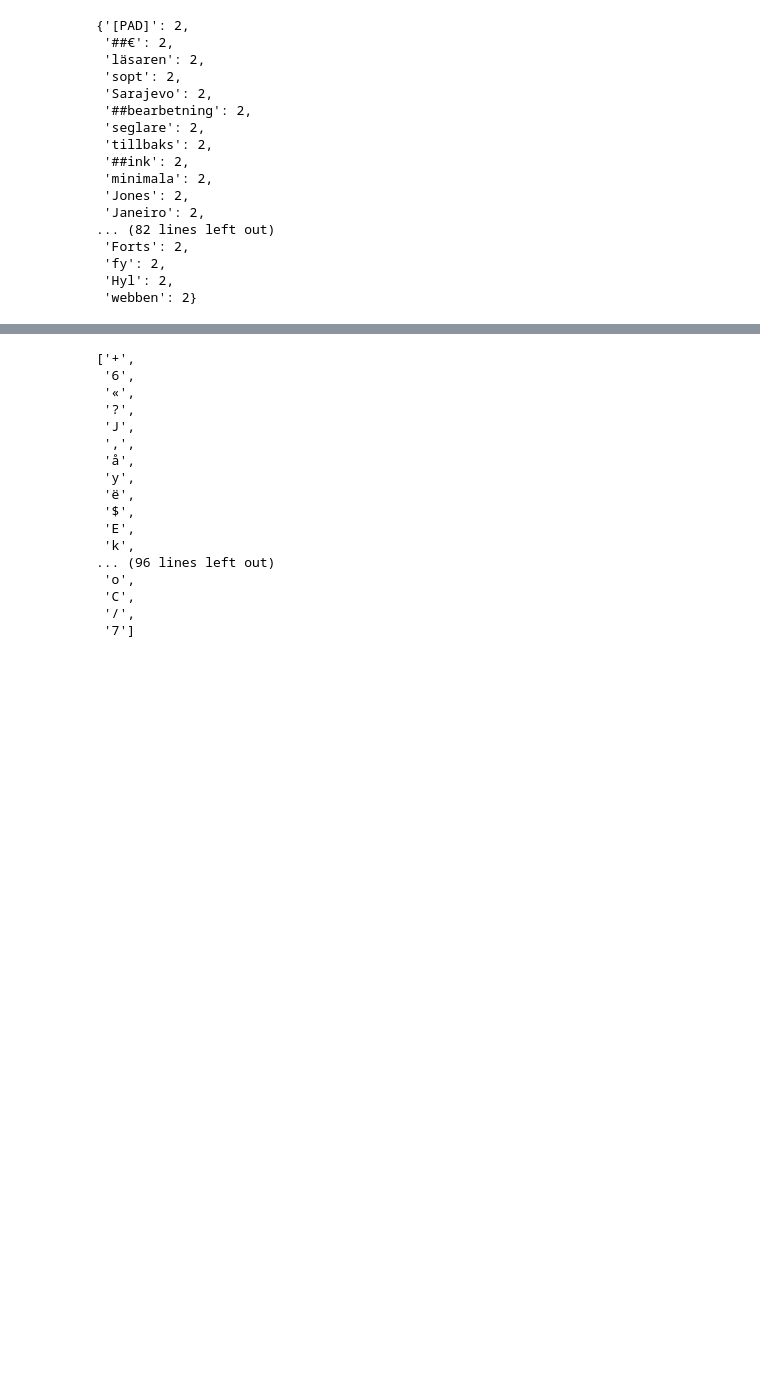
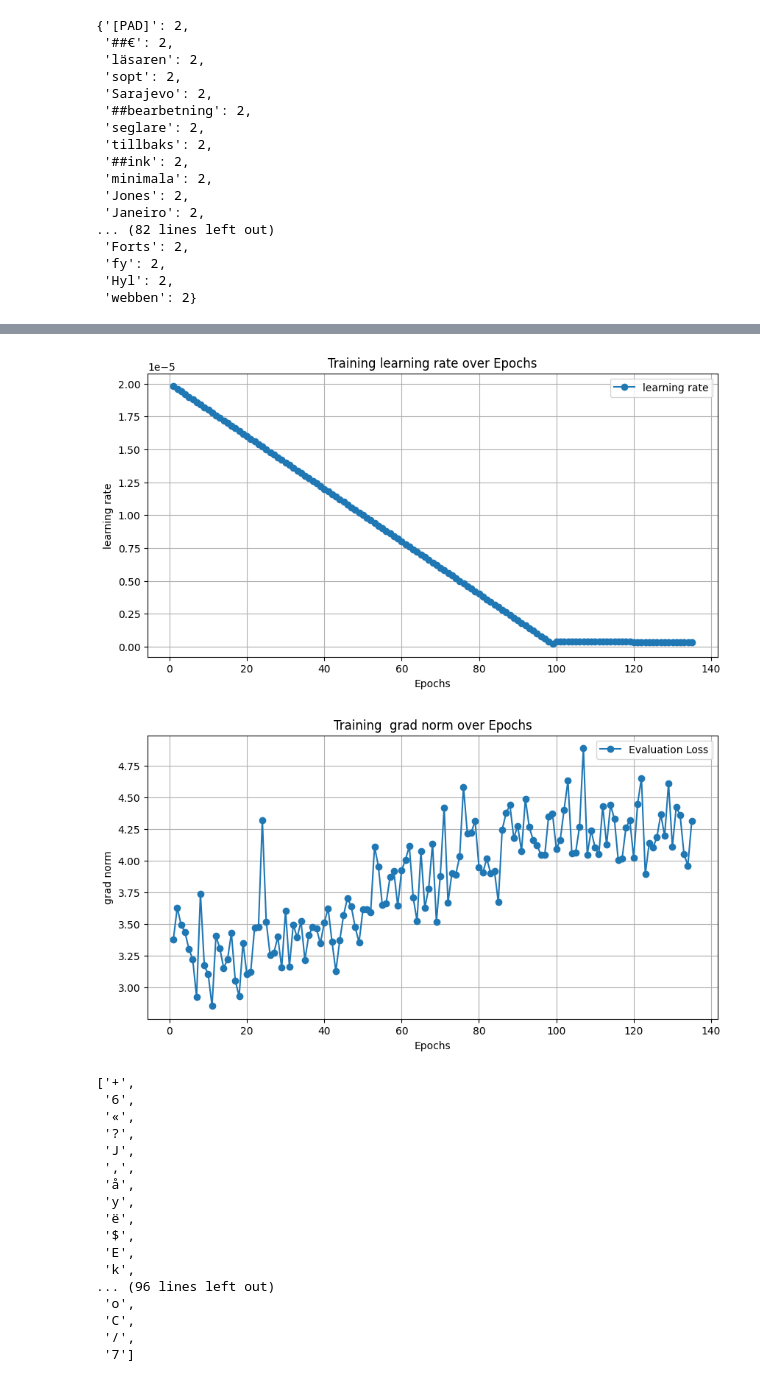
Before and after one commit to swerik-project/pretraining_plm, a Jupyter notebook: finetuning.ipynb, the cells around one changed output, grey strips where cells are left out. Drawn from its saved outputs; the diff is of its cells as text; code cells hidden in the pictures; blank space fills up the shorter version.

```diff
--- a/finetuning.ipynb
+++ b/finetuning.ipynb
@@ -402,3 +402,50 @@ plt.show()
+# %%
+import json
+import matplotlib.pyplot as plt
+
+# Charger les données à partir du fichier JSON
+with open("finetuning/finetuning_hugging_whitespace-finetuned-imdb/checkpoint-5667750/trainer_state.json",'r') as file :
+    data_prev=json.load(file)
+
+with open("finetuning_hugging_whitespace_bis-finetuned-imdb/checkpoint-2061000/trainer_state.json", 'r') as file:
+    data = json.load(file)
+
+learning_rate = []
+grad_norm= []
+epoch =[]
+
+for entry in data_prev['log_history']:
+    if 'loss' in entry:
+        learning_rate.append(entry['learning_rate'])
+        grad_norm.append((entry['grad_norm']))
+        epoch.append((entry['epoch']))
+
+
+for entry in data['log_history']:
+    if 'loss' in entry:
+        learning_rate.append(entry['learning_rate'])
+        grad_norm.append((entry['grad_norm']))
+        epoch.append((entry['epoch']))
+
+plt.figure(figsize=(10, 5))
+plt.plot(epoch, learning_rate, label='learning rate', marker='o')
+plt.title('Training learning rate over Epochs')
+plt.xlabel('Epochs')
+plt.ylabel('learning rate')
+plt.legend()
+plt.grid(True)
+plt.show()
+plt.figure(figsize=(10, 5))
+plt.plot(epoch, grad_norm, label='Evaluation Loss', marker='o')
+plt.title('Training  grad norm over Epochs')
+plt.xlabel('Epochs')
+plt.ylabel('grad norm')
+plt.legend()
+plt.grid(True)
+plt.show()
+# %% [output]
+[figure, added]
+[figure, added]
 # %%
 pad_token_id= tokenizer.pad_token_id
 sep_token_id = tokenizer.sep_token_id
```
Also changed, not shown: parts of 8 cells of this notebook, 2 other files.
